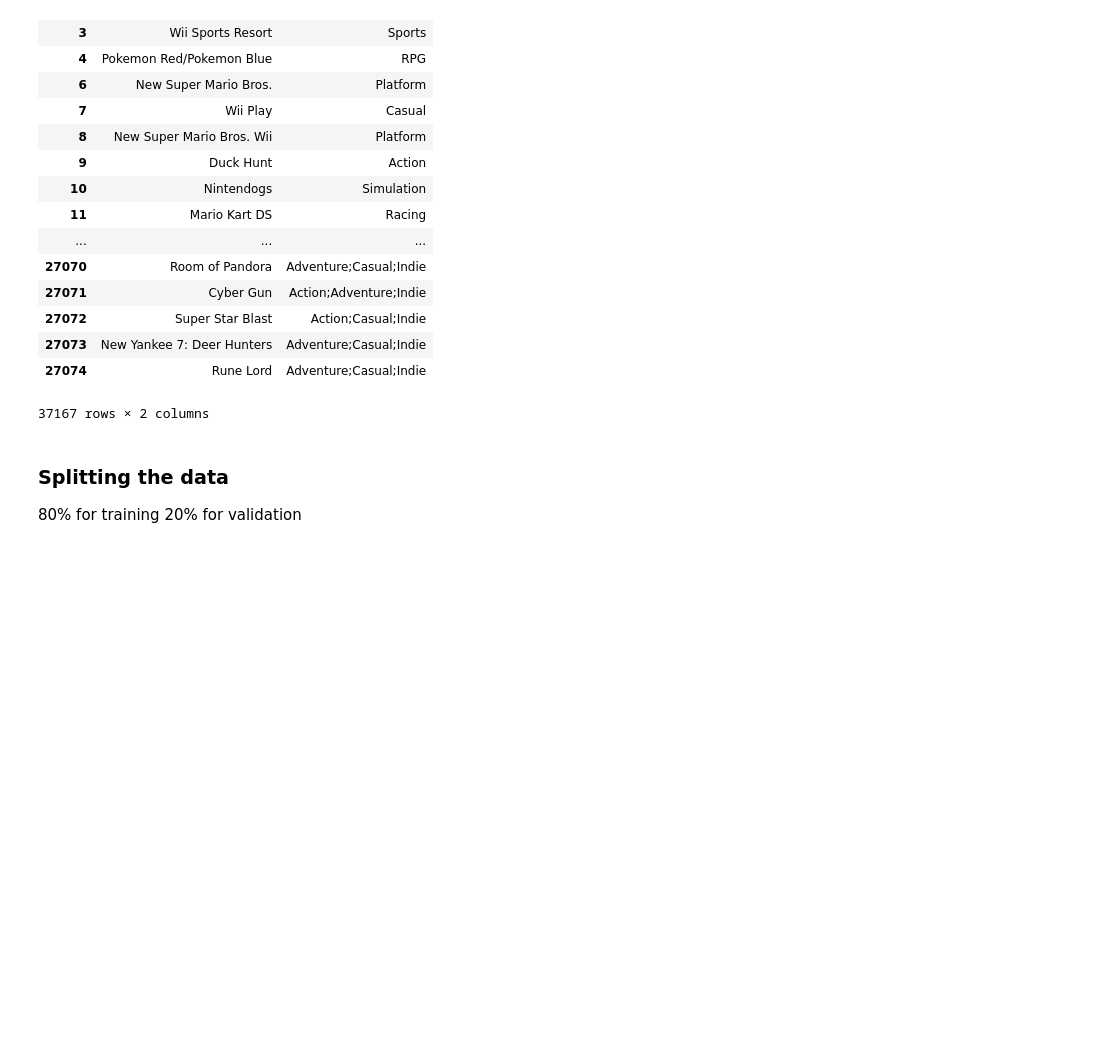
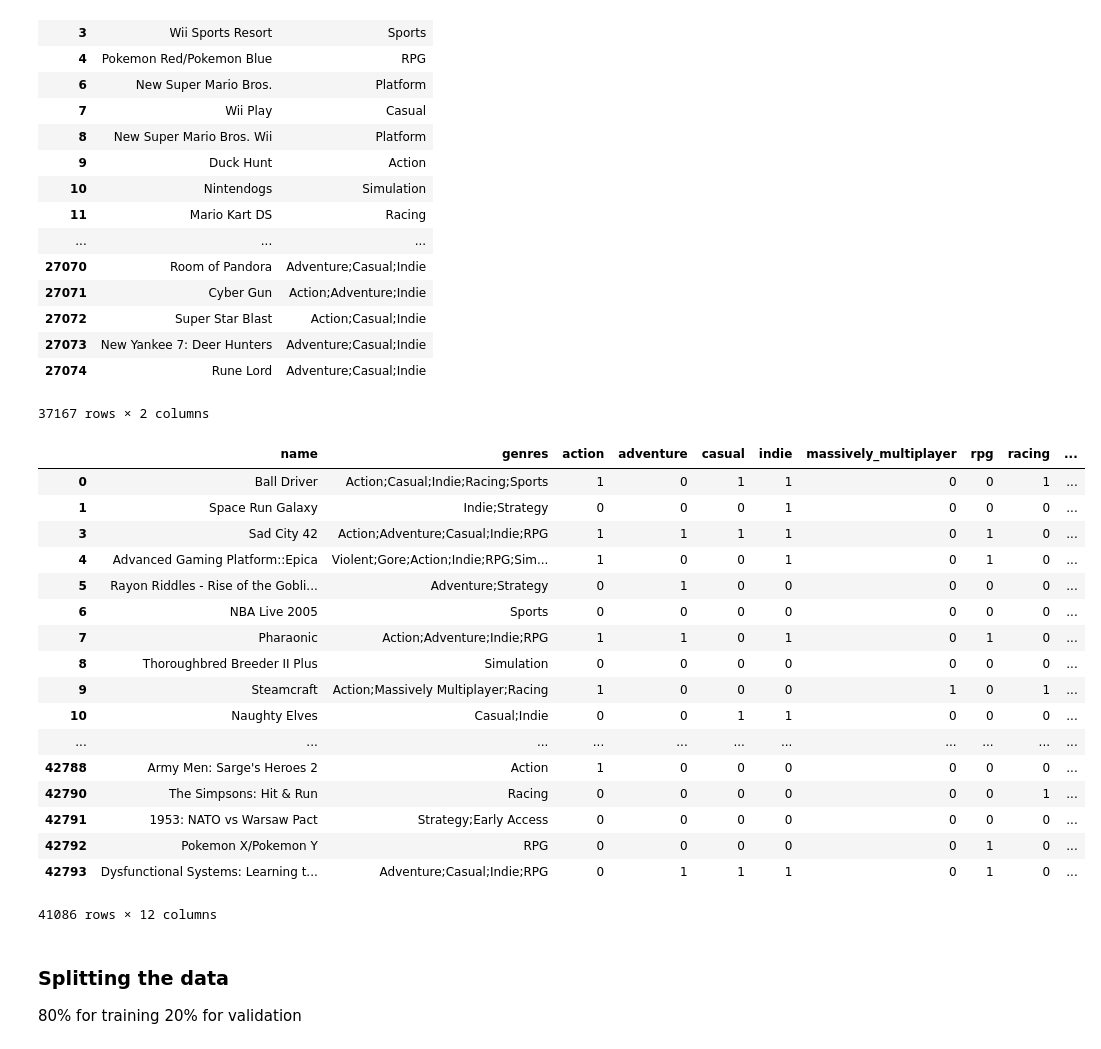
Before and after one commit to phxtho/VideoGameGenrePredictor, a Jupyter notebook: tensorflow/VideoGamesNLP.ipynb, the cells around one changed output. Drawn from its saved outputs; the diff is of its cells as text; code cells hidden in the pictures; blank space fills up the shorter version.

Commit message:
embedding in pre-processing

```diff
--- a/tensorflow/VideoGamesNLP.ipynb
+++ b/tensorflow/VideoGamesNLP.ipynb
@@ -176,18 +232,28 @@ df.drop_duplicates(subset='name',keep='last')
 37167 rows × 2 columns
 # %%
 # only keeping 'main' genres similar to steam store
-game_gen_cols = [
-    'Action',
-    'Adventure',
-    'Casual',
-    'Indie',
-    'Massively Multiplayer',
-    'RPG',
-    'Racing',
-    'Simulation',
-    'Sports',
-    'Strategy'
-]
+mod_df = process_genre(df)
+# %%
+mod_df
+# %% [output]
+|  | name | genres | action | adventure | casual | indie | massively_multiplayer | rpg | racing | ... |
+| 0 | Ball Driver | Action;Casual;Indie;Racing;Sports | 1 | 0 | 1 | 1 | 0 | 0 | 1 | ... |
+| 1 | Space Run Galaxy | Indie;Strategy | 0 | 0 | 0 | 1 | 0 | 0 | 0 | ... |
+| 3 | Sad City 42 | Action;Adventure;Casual;Indie;RPG | 1 | 1 | 1 | 1 | 0 | 1 | 0 | ... |
+| 4 | Advanced Gaming Platform::Epica | Violent;Gore;Action;Indie;RPG;Sim... | 1 | 0 | 0 | 1 | 0 | 1 | 0 | ... |
+| 5 | Rayon Riddles - Rise of the Gobli... | Adventure;Strategy | 0 | 1 | 0 | 0 | 0 | 0 | 0 | ... |
+| 6 | NBA Live 2005 | Sports | 0 | 0 | 0 | 0 | 0 | 0 | 0 | ... |
+| 7 | Pharaonic | Action;Adventure;Indie;RPG | 1 | 1 | 0 | 1 | 0 | 1 | 0 | ... |
+| 8 | Thoroughbred Breeder II Plus | Simulation | 0 | 0 | 0 | 0 | 0 | 0 | 0 | ... |
+| 9 | Steamcraft | Action;Massively Multiplayer;Racing | 1 | 0 | 0 | 0 | 1 | 0 | 1 | ... |
+| 10 | Naughty Elves | Casual;Indie | 0 | 0 | 1 | 1 | 0 | 0 | 0 | ... |
+| ... | ... | ... | ... | ... | ... | ... | ... | ... | ... | ... |
+| 42788 | Army Men: Sarge's Heroes 2 | Action | 1 | 0 | 0 | 0 | 0 | 0 | 0 | ... |
+| 42790 | The Simpsons: Hit & Run | Racing | 0 | 0 | 0 | 0 | 0 | 0 | 1 | ... |
+| 42791 | 1953: NATO vs Warsaw Pact | Strategy;Early Access | 0 | 0 | 0 | 0 | 0 | 0 | 0 | ... |
+| 42792 | Pokemon X/Pokemon Y | RPG | 0 | 0 | 0 | 0 | 0 | 1 | 0 | ... |
+| 42793 | Dysfunctional Systems: Learning t... | Adventure;Casual;Indie;RPG | 0 | 1 | 1 | 1 | 0 | 1 | 0 | ... |
+41086 rows × 12 columns
 # %%
 # Shuffle the dataset
 df = df.sample(frac=1).reset_index(drop=True)
```
Also changed, not shown: parts of 2 cells of this notebook.
